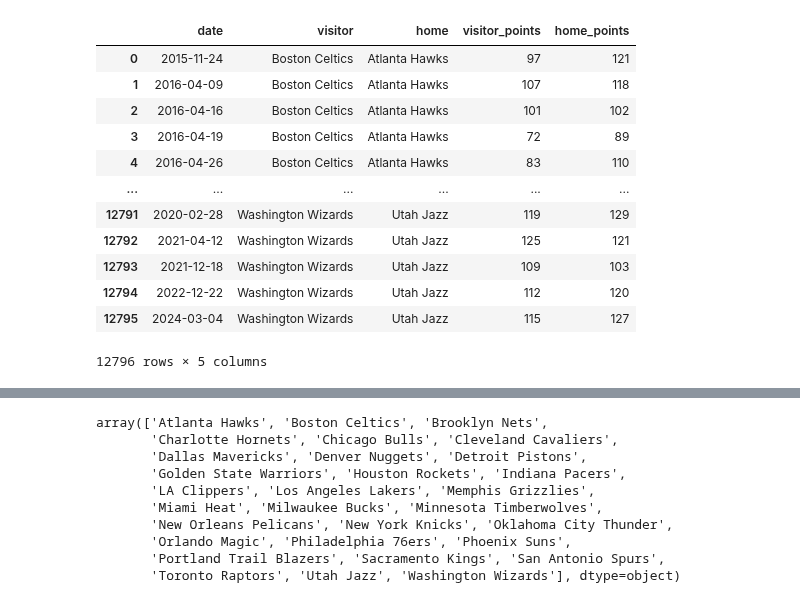
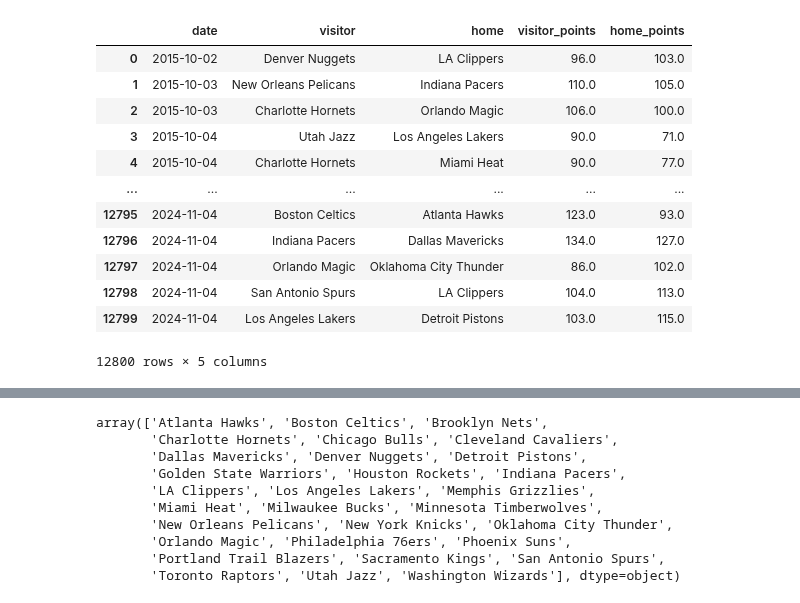
Before and after one commit to VincentGordon-Data-Analyst/nba-api, a Jupyter notebook: betting_analysis.ipynb, the cells around one changed output, grey strips where cells are left out. Saved outputs shown, nothing was run; the diff lists cells and outputs as text; code cells hidden in the pictures.

```diff
--- a/betting_analysis.ipynb
+++ b/betting_analysis.ipynb
@@ -5,22 +5,22 @@ import matplotlib.pyplot as plt
 import datetime as dt
 import statistics
 # %%
-df = pd.read_excel(f'./data/finalGameScore.xlsx')
+df = pd.read_csv(f'./data/finalMergedSet.csv')
 df
 # %% [output]
 |  | date | visitor | home | visitor_points | home_points |
-| 0 | 2015-11-24 | Boston Celtics | Atlanta Hawks | 97 | 121 |
-| 1 | 2016-04-09 | Boston Celtics | Atlanta Hawks | 107 | 118 |
-| 2 | 2016-04-16 | Boston Celtics | Atlanta Hawks | 101 | 102 |
-| 3 | 2016-04-19 | Boston Celtics | Atlanta Hawks | 72 | 89 |
-| 4 | 2016-04-26 | Boston Celtics | Atlanta Hawks | 83 | 110 |
+| 0 | 2015-10-02 | Denver Nuggets | LA Clippers | 96.0 | 103.0 |
+| 1 | 2015-10-03 | New Orleans Pelicans | Indiana Pacers | 110.0 | 105.0 |
+| 2 | 2015-10-03 | Charlotte Hornets | Orlando Magic | 106.0 | 100.0 |
+| 3 | 2015-10-04 | Utah Jazz | Los Angeles Lakers | 90.0 | 71.0 |
+| 4 | 2015-10-04 | Charlotte Hornets | Miami Heat | 90.0 | 77.0 |
 | ... | ... | ... | ... | ... | ... |
-| 12791 | 2020-02-28 | Washington Wizards | Utah Jazz | 119 | 129 |
-| 12792 | 2021-04-12 | Washington Wizards | Utah Jazz | 125 | 121 |
-| 12793 | 2021-12-18 | Washington Wizards | Utah Jazz | 109 | 103 |
-| 12794 | 2022-12-22 | Washington Wizards | Utah Jazz | 112 | 120 |
-| 12795 | 2024-03-04 | Washington Wizards | Utah Jazz | 115 | 127 |
+| 12795 | 2024-11-04 | Boston Celtics | Atlanta Hawks | 123.0 | 93.0 |
+| 12796 | 2024-11-04 | Indiana Pacers | Dallas Mavericks | 134.0 | 127.0 |
+| 12797 | 2024-11-04 | Orlando Magic | Oklahoma City Thunder | 86.0 | 102.0 |
+| 12798 | 2024-11-04 | San Antonio Spurs | LA Clippers | 104.0 | 113.0 |
+| 12799 | 2024-11-04 | Los Angeles Lakers | Detroit Pistons | 103.0 | 115.0 |
-12796 rows × 5 columns
+12800 rows × 5 columns
 # %%
 # Take games between 2019 and current year
 start_year = 2019
```
Also changed, not shown: parts of 2 cells of this notebook, 7 other files.
